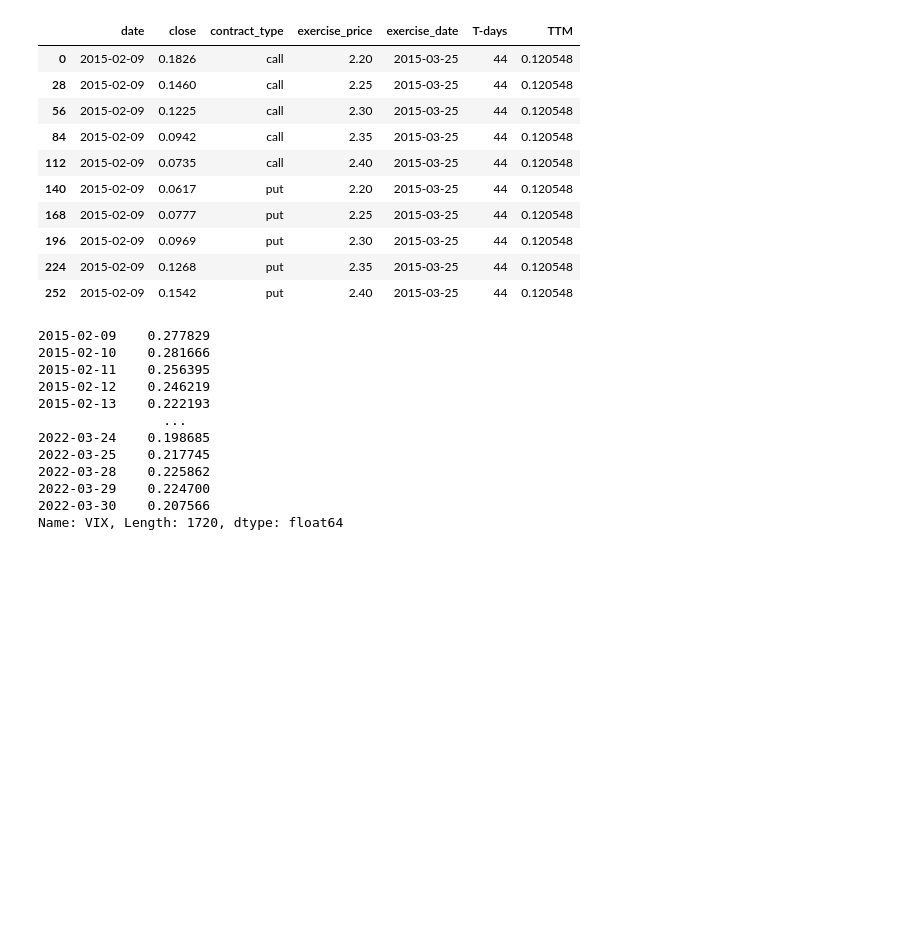
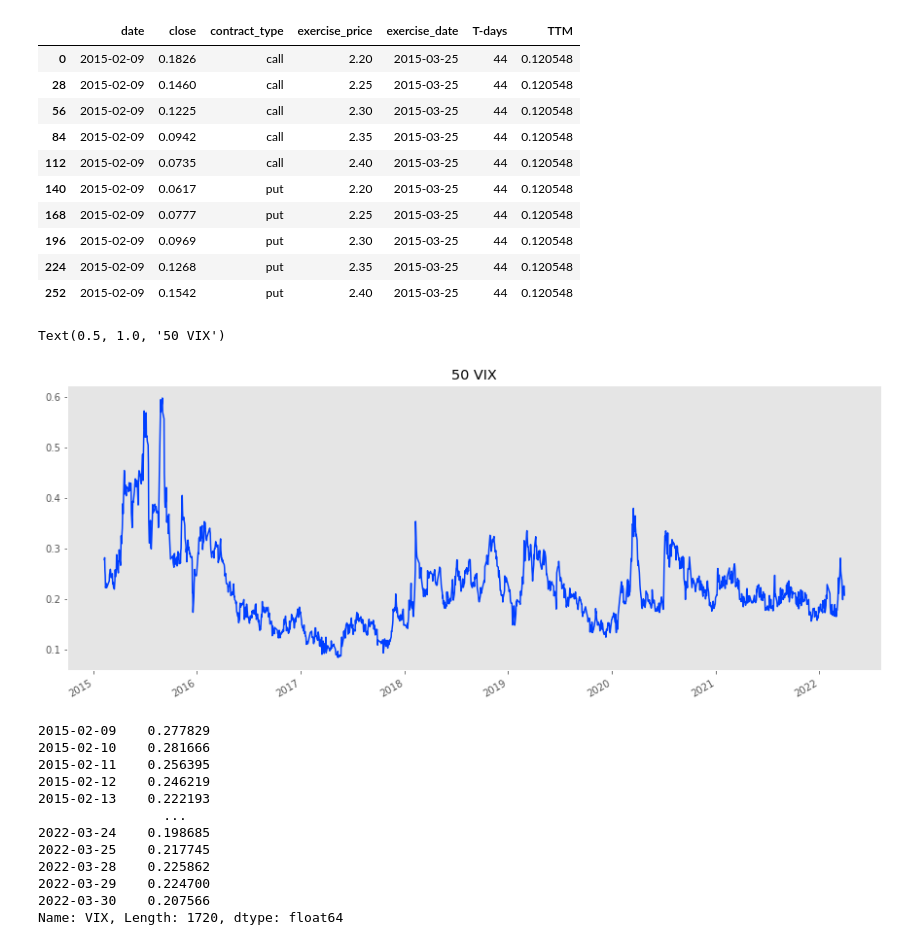
Before and after one commit to Timo978/IV-VIX-GVIX, a Jupyter notebook: VIX.ipynb, the cells around one changed output. Saved outputs shown, nothing was run; the diff lists cells and outputs as text; code cells hidden in the pictures; blank space fills up the shorter version.

```diff
--- a/VIX.ipynb
+++ b/VIX.ipynb
@@ -181,9 +181,13 @@ VIX = pd.Series(VIX, name='VIX').dropna()
 # %%
 fig, ax = plt.subplots(figsize=(15, 6))
 VIX.plot(ax=ax)
 ax.grid()
+plt.title('50 VIX')
 # 保存图像
 # plt.savefig('source/VIX.png', bbox_inches='tight', dpi=200)
+# %% [output]
+Text(0.5, 1.0, '50 VIX')
+[figure, added]
 # %%
 VIX
 # %% [output]
```
Also changed, not shown: parts of 3 cells of this notebook, 3 other files.
